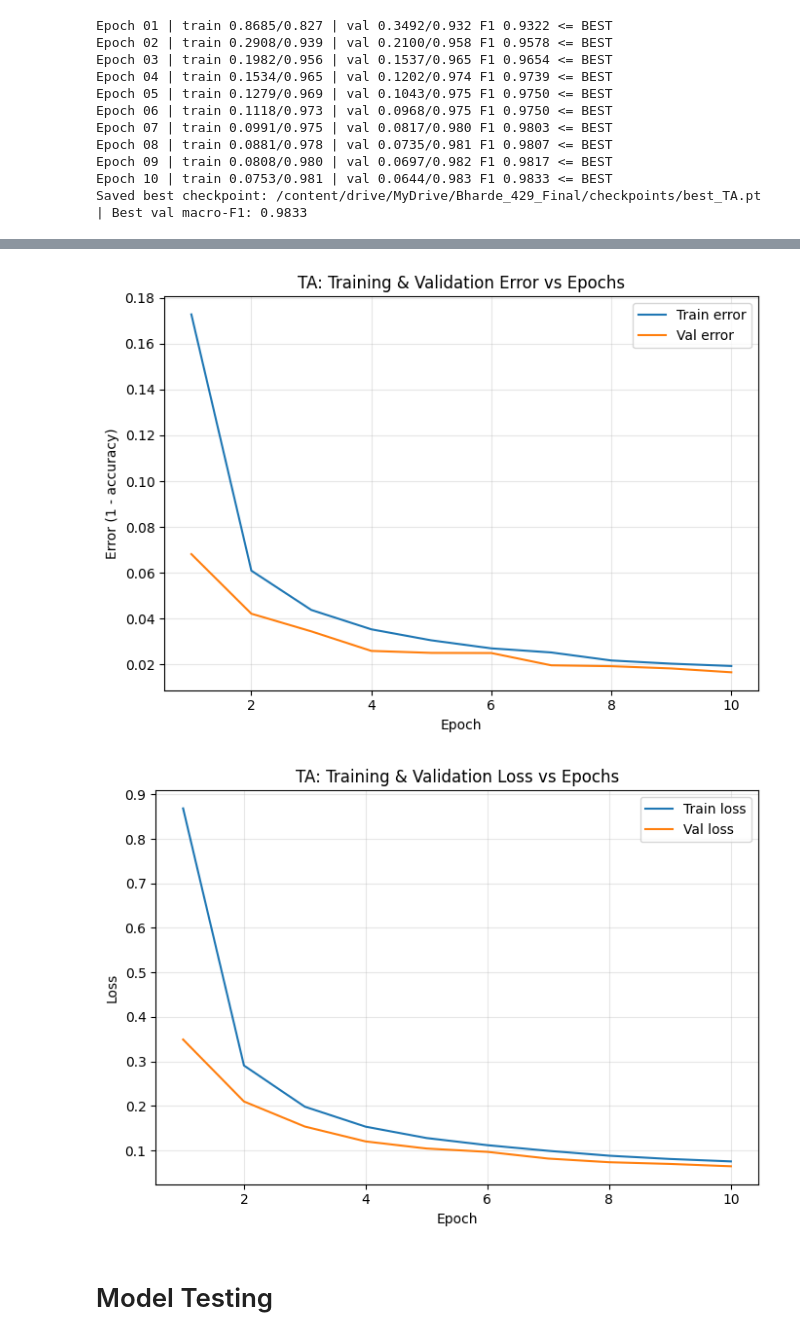
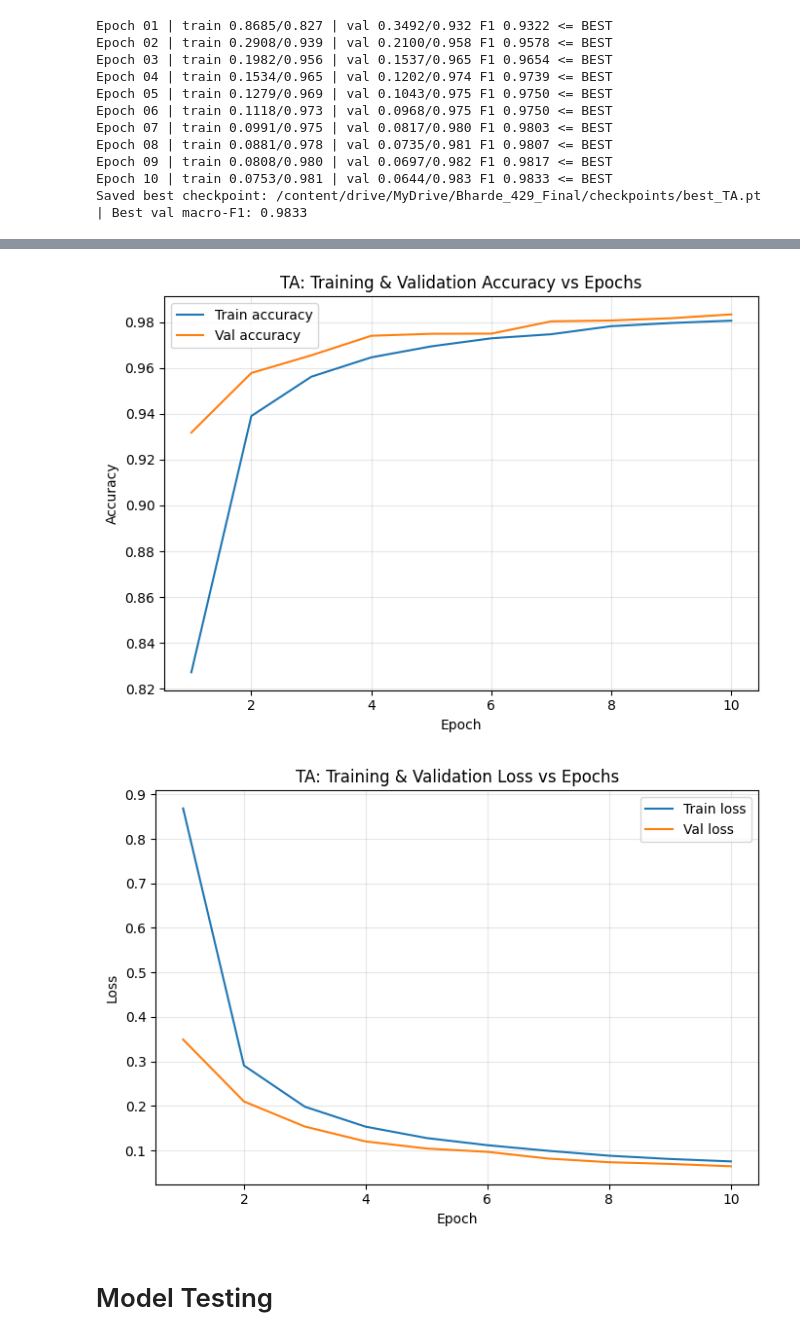
Before and after one commit to Zzzain24/DAEN_429_Project, a Jupyter notebook: ta_model.ipynb, the cells around one changed output, grey strips where cells are left out. Cells and saved outputs as stored; diff of their text form; code cells hidden in the pictures.

```diff
--- a/ta_model.ipynb
+++ b/ta_model.ipynb
@@ -311,7 +448,7 @@ class ImageCSV(Dataset):
 train_ds = ImageCSV(df_train, tfm)
 val_ds   = ImageCSV(df_val,   tfm)
 
-BATCH_SIZE, NUM_WORKERS = 64, 4
+BATCH_SIZE, NUM_WORKERS = 64, 2
 train_loader = DataLoader(train_ds, batch_size=BATCH_SIZE, shuffle=True,
                           num_workers=NUM_WORKERS, persistent_workers=True, prefetch_factor=2)
 val_loader   = DataLoader(val_ds, batch_size=BATCH_SIZE, shuffle=False,
@@ -369,0 +651,26 @@ def evaluate(model, loader, return_preds=False):
+# %%
+# Get best trial
+best_trial = study.best_trial
+print(f"Best F1 Score: {best_trial.value:.4f}")
+print(f"Best Parameters:")
+for key, value in best_trial.params.items():
+    print(f"  {key}: {value}")
+# %%
+# Save Optuna results
+optuna_results = {
+    'best_f1': best_trial.value,
+    'best_params': best_trial.params,
+    'n_trials': len(study.trials),
+    'n_completed': len([t for t in study.trials if t.state == TrialState.COMPLETE]),
+    'n_pruned': len([t for t in study.trials if t.state == TrialState.PRUNED]),
+}
+
+with open(RESULTS / "optuna_results.json", "w") as f:
+    json.dump(optuna_results, f, indent=2)
+
+# Save study object for later analysis
+optuna.visualization.plot_optimization_history(study).write_html(str(RESULTS / "optuna_history.html"))
+optuna.visualization.plot_param_importances(study).write_html(str(RESULTS / "optuna_importances.html"))
+optuna.visualization.plot_parallel_coordinate(study).write_html(str(RESULTS / "optuna_parallel.html"))
+
+print(f"\nSaved Optuna visualizations to {RESULTS}/")
@@ -442,41 +792,41 @@ Saved: /content/drive/MyDrive/Bharde_429_Final/results/TA_history.csv and /conte
 # %%
 RESULTS = PROJECT_ROOT / "results"
 
 def plot_model_curves(TAG="TA"):
     hist_path = RESULTS / f"{TAG}_history.csv"
     df = pd.read_csv(hist_path)
 
     epochs = range(1, len(df)+1)
 
-    # Training/Validation ERROR (1 - accuracy)
-    tr_err = 1.0 - df["train_acc"]
-    va_err = 1.0 - df["val_acc"]
+    # Training/Validation ACCURACY
+    tr_acc = df["train_acc"]
+    va_acc = df["val_acc"]
 
     plt.figure(figsize=(7,5))
-    plt.plot(epochs, tr_err, label="Train error")
-    plt.plot(epochs, va_err, label="Val error")
-    plt.xlabel("Epoch"); plt.ylabel("Error (1 - accuracy)")
-    plt.title(f"{TAG}: Training & Validation Error vs Epochs")
+    plt.plot(epochs, tr_acc, label="Train accuracy")
+    plt.plot(epochs, va_acc, label="Val accuracy")
+    plt.xlabel("Epoch"); plt.ylabel("Accuracy")
+    plt.title(f"{TAG}: Training & Validation Accuracy vs Epochs")
     plt.grid(True, alpha=0.3); plt.legend()
     plt.tight_layout()
-    plt.savefig(RESULTS / f"{TAG}_error_curves.png", dpi=200)
+    plt.savefig(RESULTS / f"{TAG}_accuracy_curves.png", dpi=200)
     plt.show()
 
     # Training/Validation LOSS
     if {"train_loss","val_loss"}.issubset(df.columns):
         plt.figure(figsize=(7,5))
         plt.plot(epochs, df["train_loss"], label="Train loss")
         plt.plot(epochs, df["val_loss"], label="Val loss")
         plt.xlabel("Epoch"); plt.ylabel("Loss")
         plt.title(f"{TAG}: Training & Validation Loss vs Epochs")
         plt.grid(True, alpha=0.3); plt.legend()
         plt.tight_layout()
         plt.savefig(RESULTS / f"{TAG}_loss_curves.png", dpi=200)
         plt.show()
 
 plot_model_curves("TA")
 # %% [output]
-[figure, old version]
+[figure, new version]
 [figure]
 # %% [markdown]
 # Model Testing
```
Also changed, not shown: parts of 33 cells of this notebook, 8 other files.
